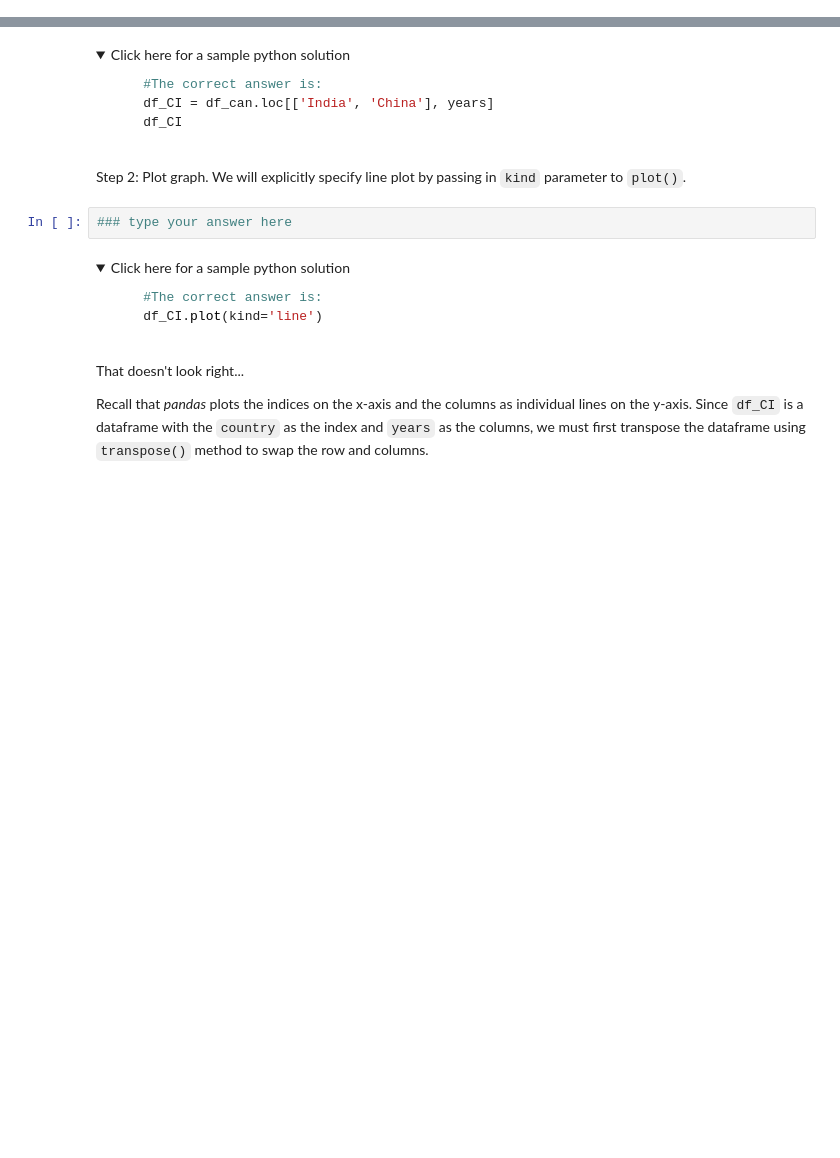
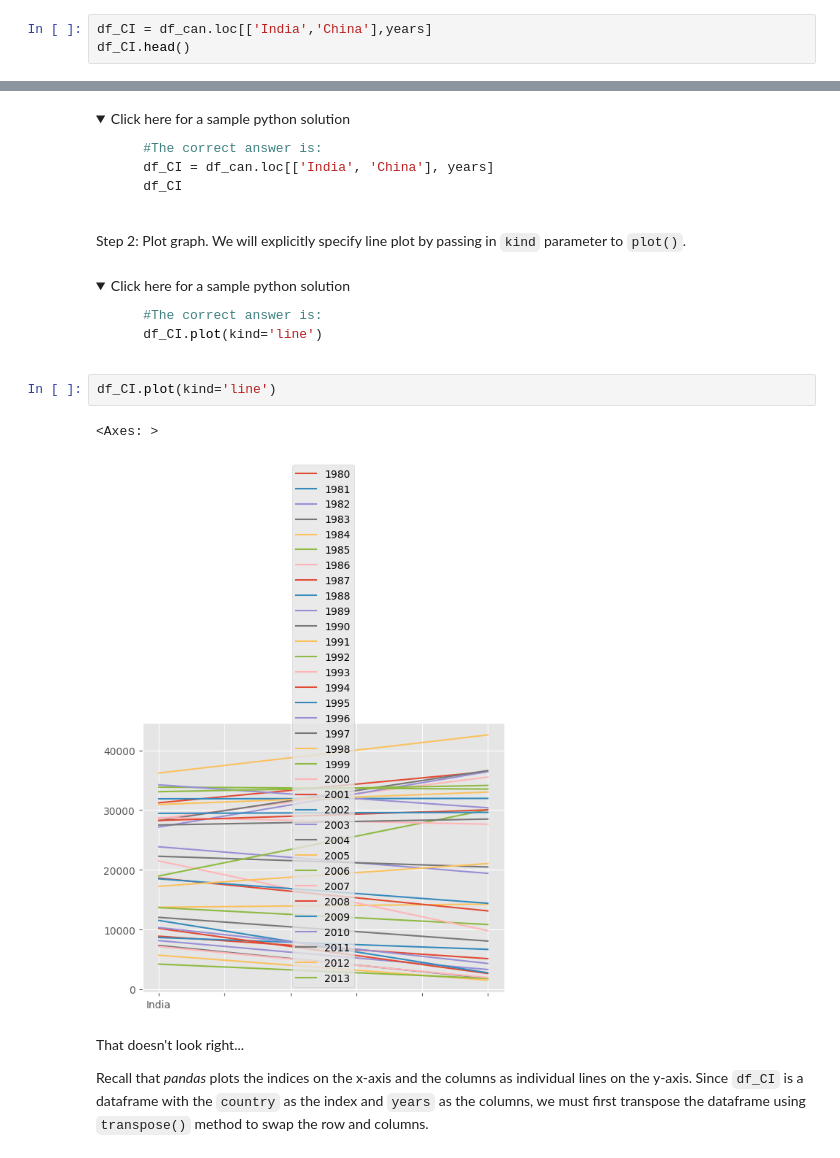
Before and after one commit to SubhashBandaraEkanayake/Data-visualization-with-python, a Jupyter notebook: DV0101EN-Exercise-Introduction-to-Matplotlib-and-Line-Plots--v2.ipynb, the cells around one changed output, grey strips where cells are left out. Saved outputs shown, nothing was run; the diff lists cells and outputs as text; folded sections open; blank space fills up the shorter version.

Commit message:
completed line plots

````diff
--- a/DV0101EN-Exercise-Introduction-to-Matplotlib-and-Line-Plots--v2.ipynb
+++ b/DV0101EN-Exercise-Introduction-to-Matplotlib-and-Line-Plots--v2.ipynb
@@ -333,0 +383,3 @@ Step 1: Get the data set for China and India, and display the dataframe.
+# %%
+df_CI = df_can.loc[['India','China'],years]
+df_CI.head()
@@ -343,8 +400,6 @@ Step 1: Get the data set for China and India, and display the dataframe.
 </details>
 # %% [markdown]
 Step 2: Plot graph. We will explicitly specify line plot by passing in `kind` parameter to `plot()`.
-# %%
-### type your answer here
 # %% [markdown]
 <details><summary>Click here for a sample python solution</summary>
 
@@ -354,6 +409,11 @@ Step 2: Plot graph. We will explicitly specify line plot by passing in `kind` pa
 ```
 
 </details>
+# %%
+df_CI.plot(kind='line')
+# %% [output]
+<Axes: >
+[figure, added]
 # %% [markdown]
 That doesn't look right...
 
````
Also changed, not shown: parts of 18 cells of this notebook.
